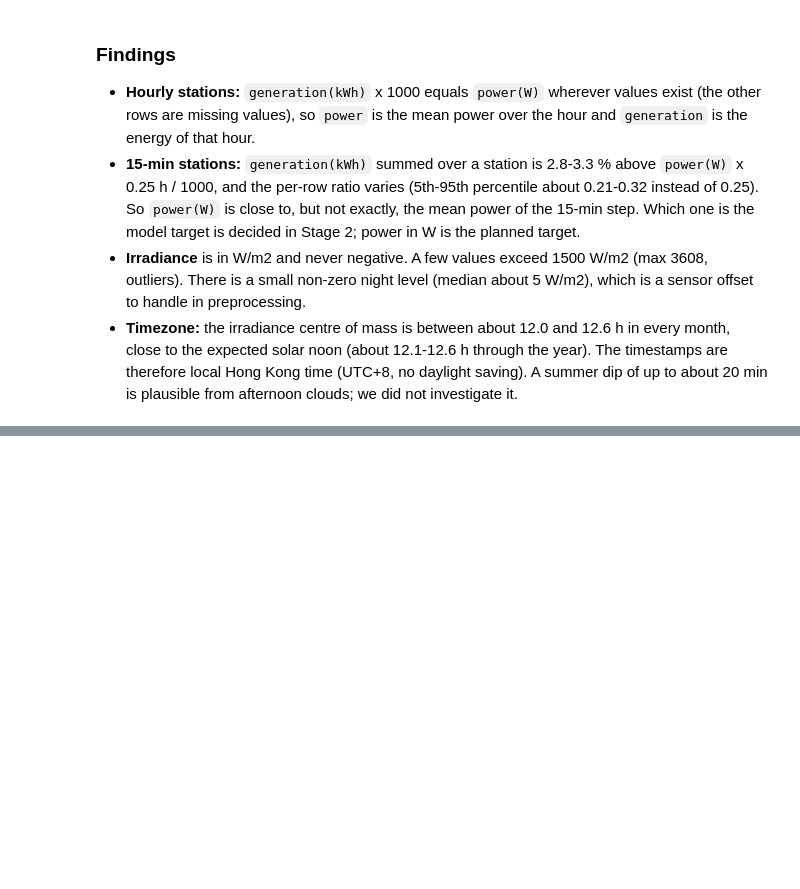
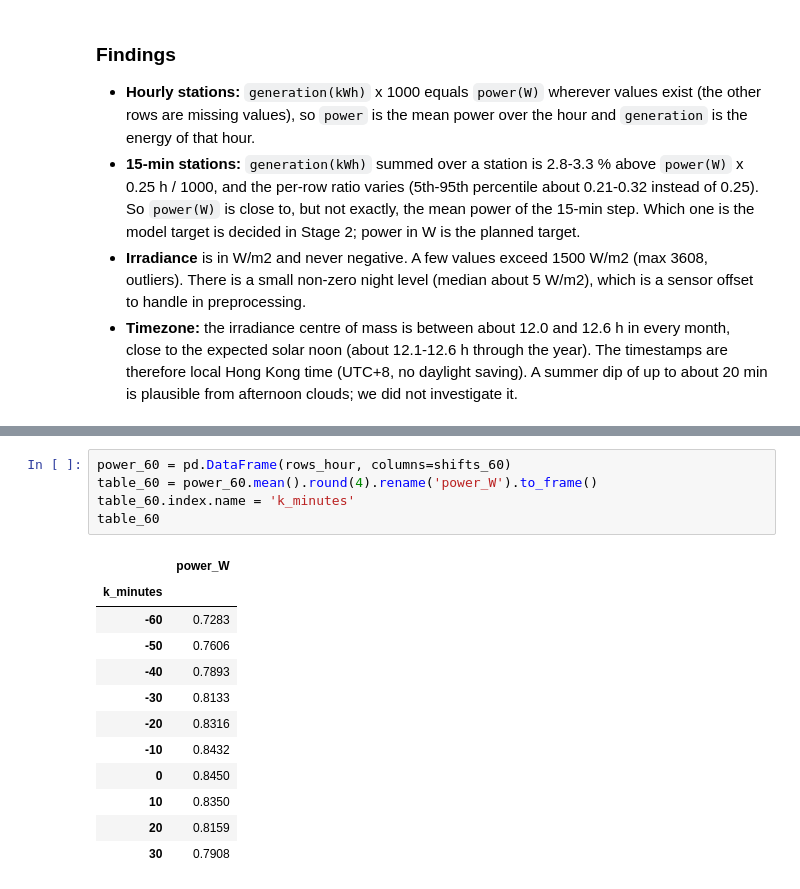
Before and after one commit to hanzla-mansuri/DA487-Capstone-Project-Phase-I, a Jupyter notebook: notebooks/01_eda.ipynb, the cells around one changed output, grey strips where cells are left out. Cells and saved outputs as stored; diff of their text form; blank space fills up the shorter version.

```diff
--- a/notebooks/01_eda.ipynb
+++ b/notebooks/01_eda.ipynb
@@ -183,0 +288,18 @@ Name: centre_hour, dtype: float64
+# %%
+power_60 = pd.DataFrame(rows_hour, columns=shifts_60)
+table_60 = power_60.mean().round(4).rename('power_W').to_frame()
+table_60.index.name = 'k_minutes'
+table_60
+# %% [output]
+|  | power_W |
+| k_minutes |  |
+| -60 | 0.7283 |
+| -50 | 0.7606 |
+| -40 | 0.7893 |
+| -30 | 0.8133 |
+| -20 | 0.8316 |
+| -10 | 0.8432 |
+| 0 | 0.8450 |
+| 10 | 0.8350 |
+| 20 | 0.8159 |
+| 30 | 0.7908 |
```
Also changed, not shown: parts of 20 cells of this notebook, 6 other files.
